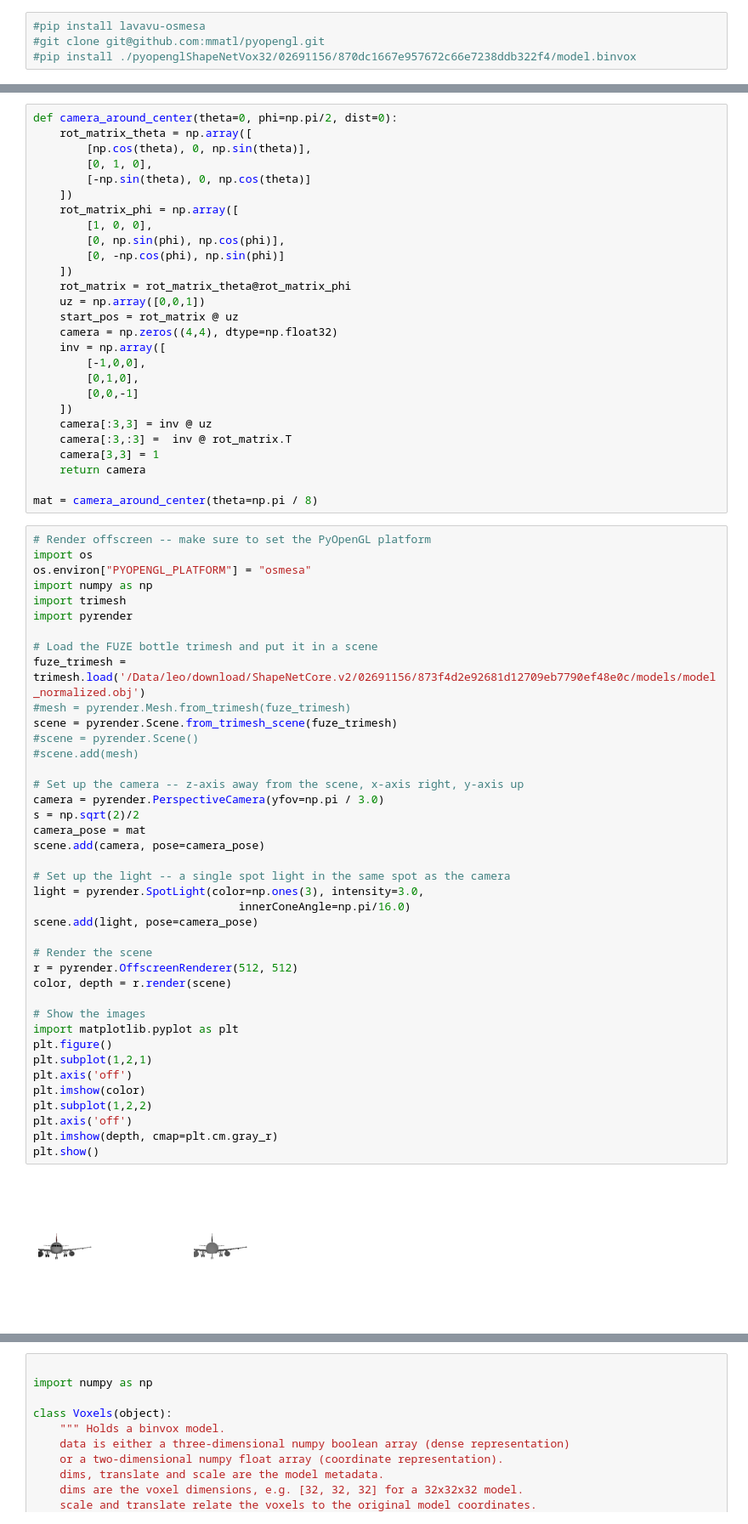
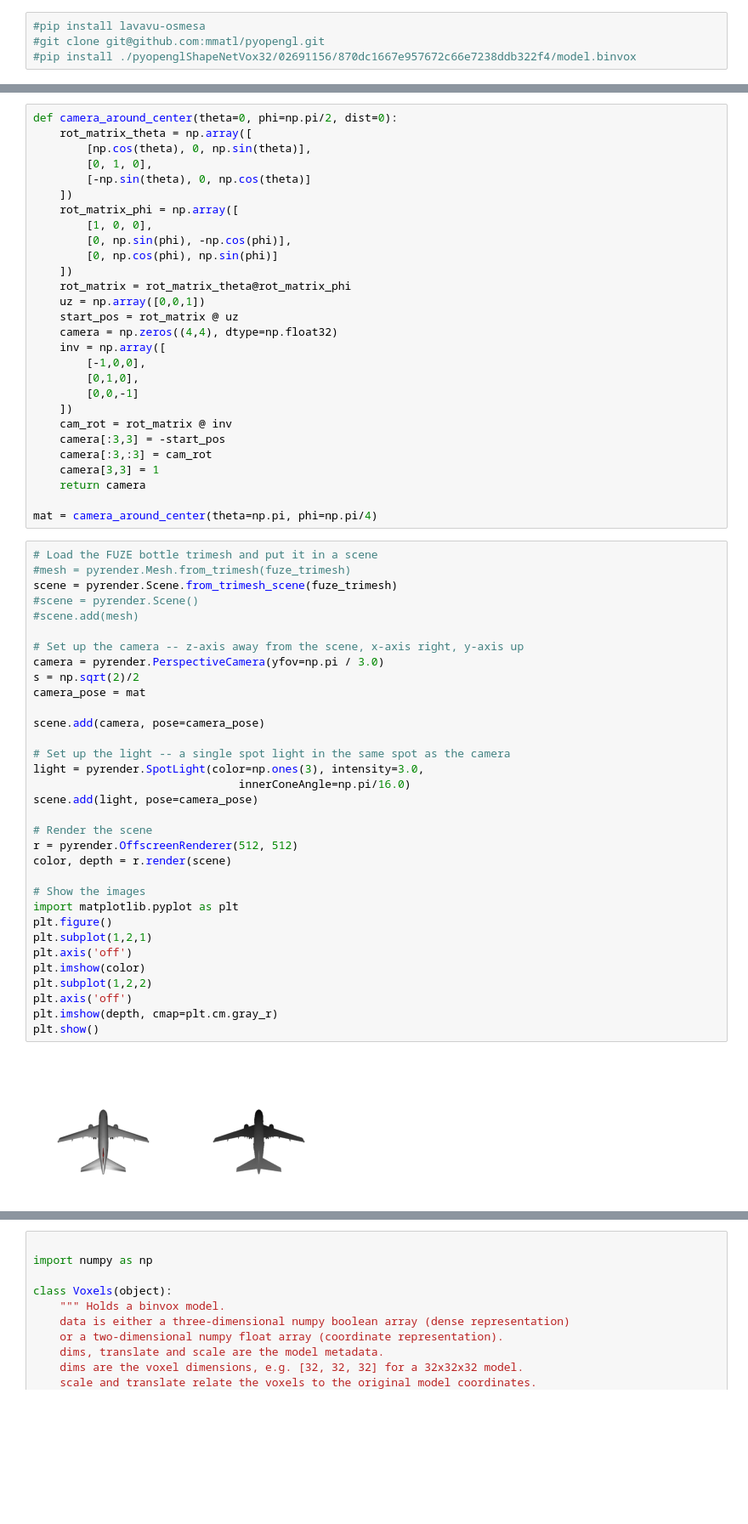
Before and after one commit to leoHeidel/AtlasNet-tf, a Jupyter notebook: test-renderer.ipynb, the cells around one changed output, grey strips where cells are left out. Shown at 85% size. Drawn from its saved outputs; the diff is of its cells as text; blank space fills up the shorter version.

```diff
--- a/test-renderer.ipynb
+++ b/test-renderer.ipynb
@@ -56,8 +64,8 @@ def camera_around_center(theta=0, phi=np.pi/2, dist=0):
     ])
     rot_matrix_phi = np.array([
         [1, 0, 0],
-        [0, np.sin(phi), np.cos(phi)],
-        [0, -np.cos(phi), np.sin(phi)]
+        [0, np.sin(phi), -np.cos(phi)],
+        [0, np.cos(phi), np.sin(phi)]
     ])
     rot_matrix = rot_matrix_theta@rot_matrix_phi
     uz = np.array([0,0,1])
@@ -68,51 +76,45 @@ def camera_around_center(theta=0, phi=np.pi/2, dist=0):
         [0,1,0],
         [0,0,-1]
     ])
-    camera[:3,3] = inv @ uz
-    camera[:3,:3] =  inv @ rot_matrix.T
+    cam_rot = rot_matrix @ inv
+    camera[:3,3] = -start_pos
+    camera[:3,:3] = cam_rot
     camera[3,3] = 1
     return camera
 
-mat = camera_around_center(theta=np.pi / 8)
+mat = camera_around_center(theta=np.pi, phi=np.pi/4)
 # %%
-# Render offscreen -- make sure to set the PyOpenGL platform
-import os
-os.environ["PYOPENGL_PLATFORM"] = "osmesa"
-import numpy as np
-import trimesh
-import pyrender
-
 # Load the FUZE bottle trimesh and put it in a scene
-fuze_trimesh = trimesh.load('/Data/leo/download/ShapeNetCore.v2/02691156/873f4d2e92681d12709eb7790ef48e0c/models/model_normalized.obj')
 #mesh = pyrender.Mesh.from_trimesh(fuze_trimesh)
 scene = pyrender.Scene.from_trimesh_scene(fuze_trimesh)
 #scene = pyrender.Scene()
 #scene.add(mesh)
 
 # Set up the camera -- z-axis away from the scene, x-axis right, y-axis up
 camera = pyrender.PerspectiveCamera(yfov=np.pi / 3.0)
 s = np.sqrt(2)/2
 camera_pose = mat
+
 scene.add(camera, pose=camera_pose)
 
 # Set up the light -- a single spot light in the same spot as the camera
 light = pyrender.SpotLight(color=np.ones(3), intensity=3.0,
                                innerConeAngle=np.pi/16.0)
 scene.add(light, pose=camera_pose)
 
 # Render the scene
 r = pyrender.OffscreenRenderer(512, 512)
 color, depth = r.render(scene)
 
 # Show the images
 import matplotlib.pyplot as plt
 plt.figure()
 plt.subplot(1,2,1)
 plt.axis('off')
 plt.imshow(color)
 plt.subplot(1,2,2)
 plt.axis('off')
 plt.imshow(depth, cmap=plt.cm.gray_r)
 plt.show()
 # %% [output]
-[figure, old version]
+[figure, new version]
```
Also changed, not shown: parts of 4 cells of this notebook, 14 other files.
